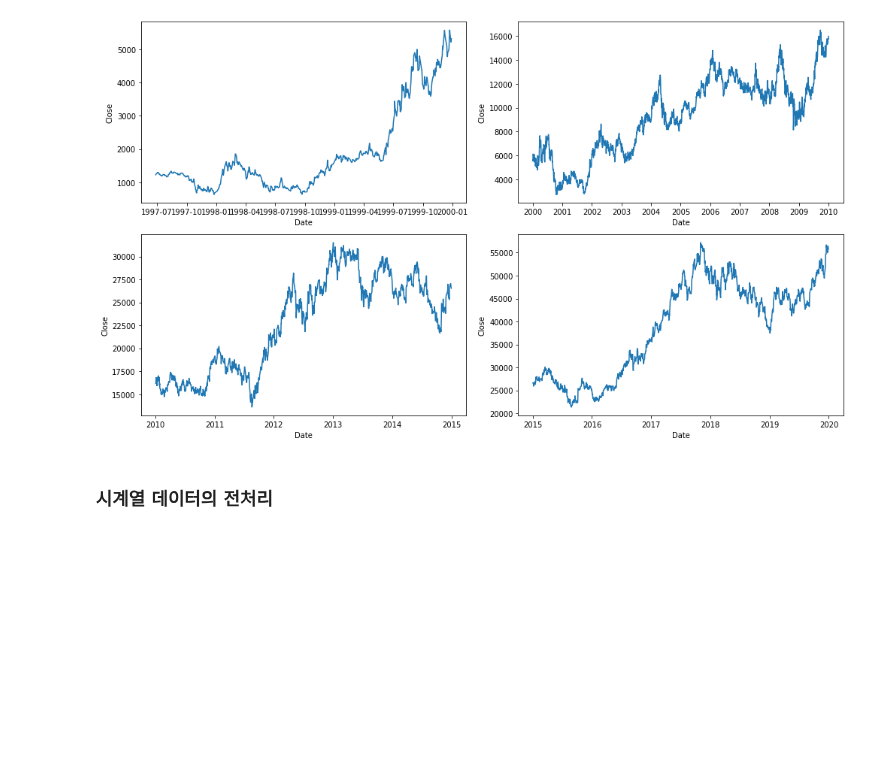
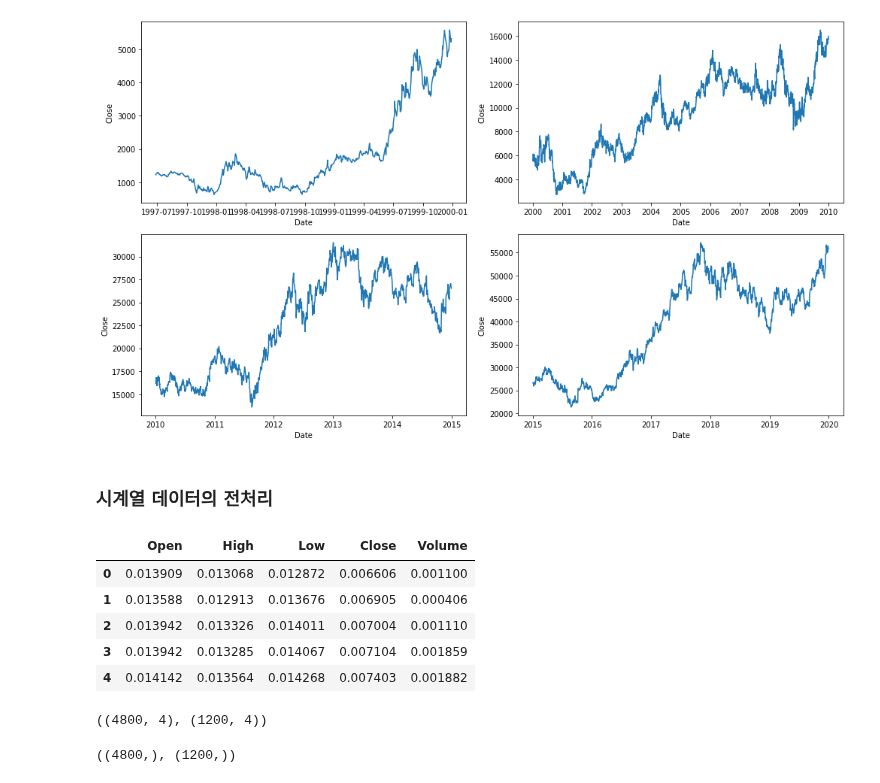
Before and after one commit to Vaycold/Python_DL, a Jupyter notebook: LSTM_NLP/LSTM연습.ipynb, the cells around one changed output. Saved outputs shown, nothing was run; the diff lists cells and outputs as text; code cells hidden in the pictures; blank space fills up the shorter version.

```diff
--- a/LSTM_NLP/LSTM연습.ipynb
+++ b/LSTM_NLP/LSTM연습.ipynb
@@ -276,4 +276,4 @@ from sklearn.preprocessing import MinMaxScaler
 scaler = MinMaxScaler()
 
 # scale을 적용할 column
-scale_cols = ['Open','High, ']
+scale_cols = ['Open','High', 'Low', 'Close', 'Volume']
@@ -281,0 +280,11 @@ stock.columns
+# %%
+scaled = scaler.fit_transform(stock[scale_cols])
+df = pd.DataFrame(scaled, columns = scale_cols)
+df.head()
+# %% [output]
+|  | Open | High | Low | Close | Volume |
+| 0 | 0.013909 | 0.013068 | 0.012872 | 0.006606 | 0.001100 |
+| 1 | 0.013588 | 0.012913 | 0.013676 | 0.006905 | 0.000406 |
+| 2 | 0.013942 | 0.013326 | 0.014011 | 0.007004 | 0.001110 |
+| 3 | 0.013942 | 0.013285 | 0.014067 | 0.007104 | 0.001859 |
+| 4 | 0.014142 | 0.013564 | 0.014268 | 0.007403 | 0.001882 |
@@ -281,0 +295,8 @@ stock.columns
+# %%
+x_train.shape, x_test.shape
+# %% [output]
+((4800, 4), (1200, 4))
+# %%
+y_train.shape, y_test.shape
+# %% [output]
+((4800,), (1200,))
```
Also changed, not shown: parts of 22 cells of this notebook.
